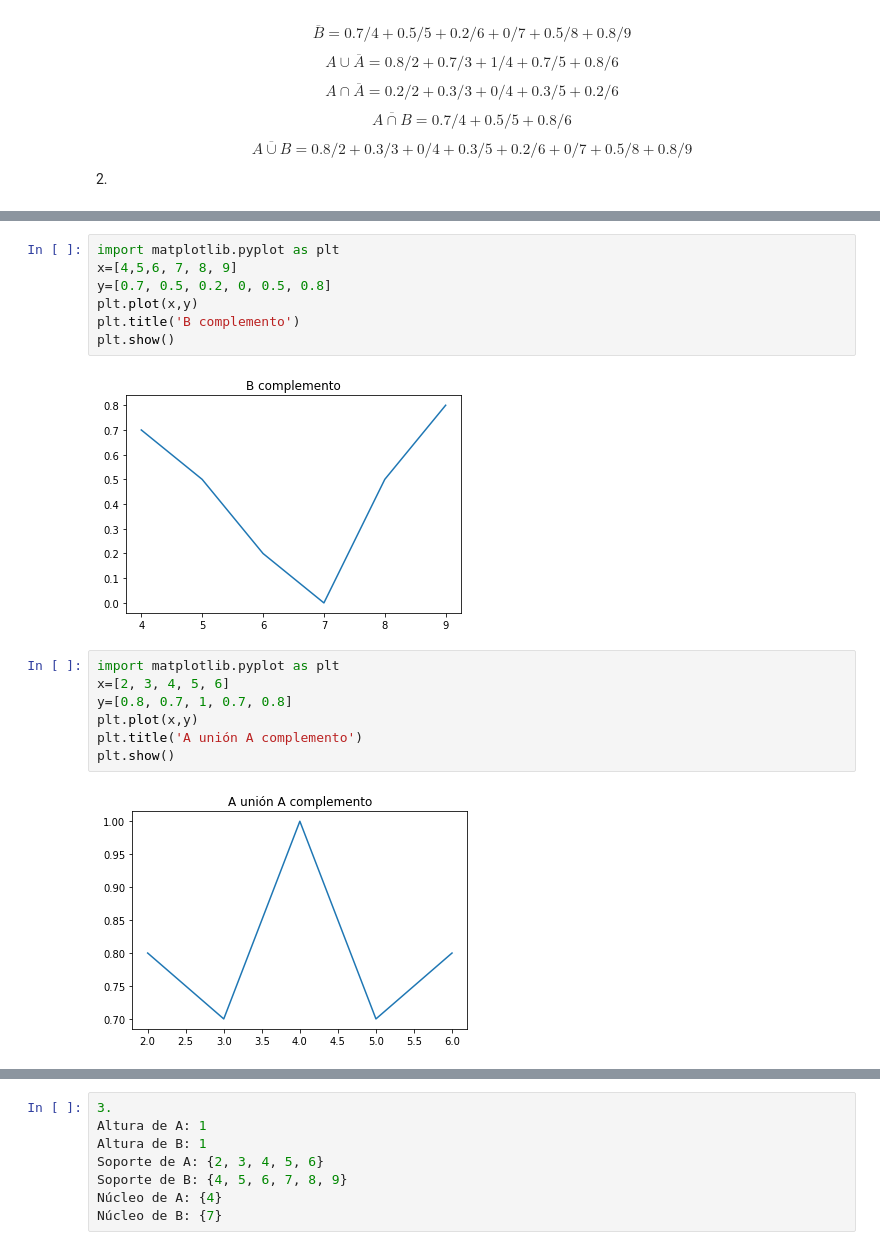
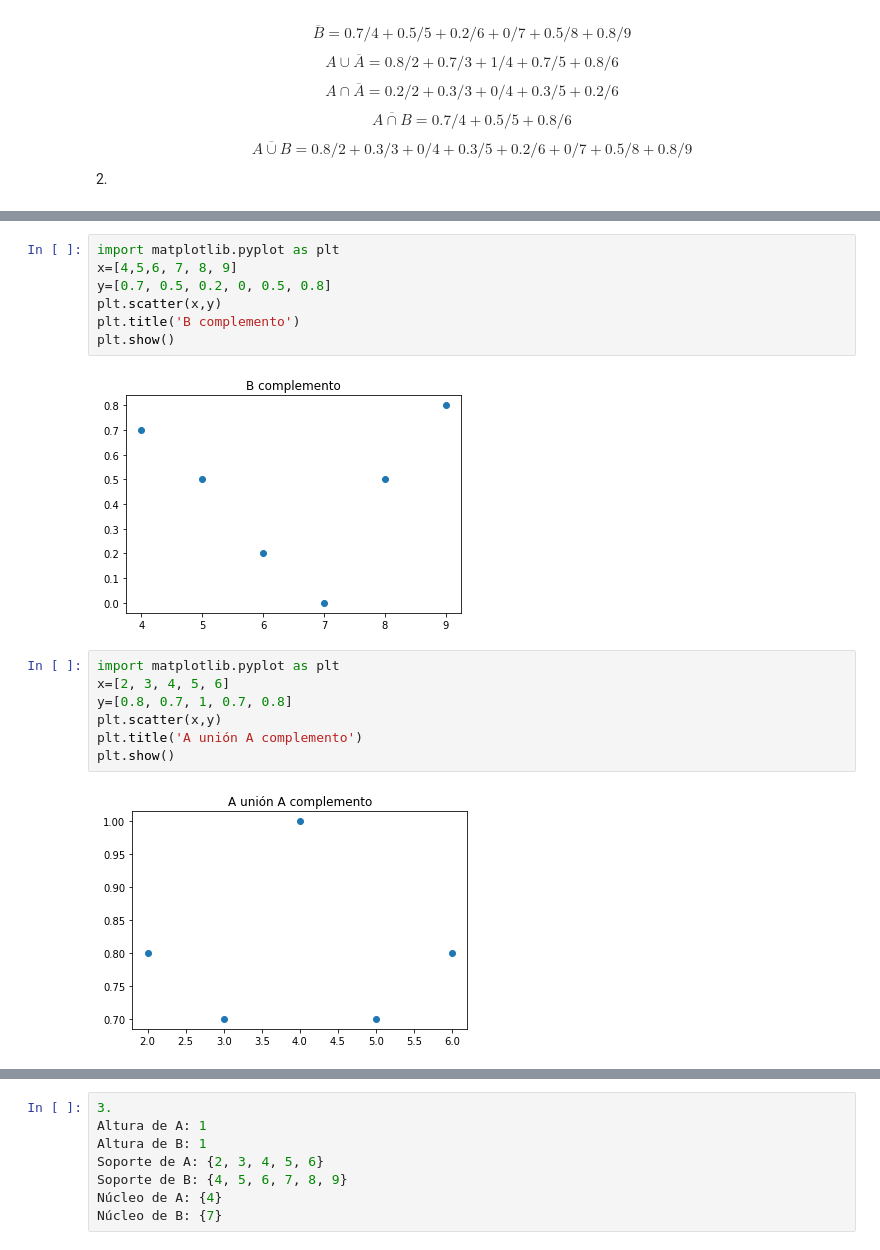
Before and after one commit to KeithMaxwell20/Notebook-Aplicada, a Jupyter notebook: ejercitario1.ipynb, the cells around one changed output, grey strips where cells are left out. Saved outputs shown, nothing was run; the diff lists cells and outputs as text.

```diff
--- a/ejercitario1.ipynb
+++ b/ejercitario1.ipynb
@@ -87,20 +90,20 @@ plt.show()
 import matplotlib.pyplot as plt
 x=[4,5,6, 7, 8, 9]
 y=[0.7, 0.5, 0.2, 0, 0.5, 0.8]
-plt.plot(x,y)
+plt.scatter(x,y)
 plt.title('B complemento')
 plt.show()
 # %% [output]
-[figure, old version]
+[figure, new version]
 # %%
 import matplotlib.pyplot as plt
 x=[2, 3, 4, 5, 6]
 y=[0.8, 0.7, 1, 0.7, 0.8]
-plt.plot(x,y)
+plt.scatter(x,y)
 plt.title('A unión A complemento')
 plt.show()
 # %% [output]
-[figure, old version]
+[figure, new version]
 # %%
 import matplotlib.pyplot as plt
 x=[2, 3, 4, 5, 6]
```
Also changed, not shown: parts of 14 cells of this notebook.
